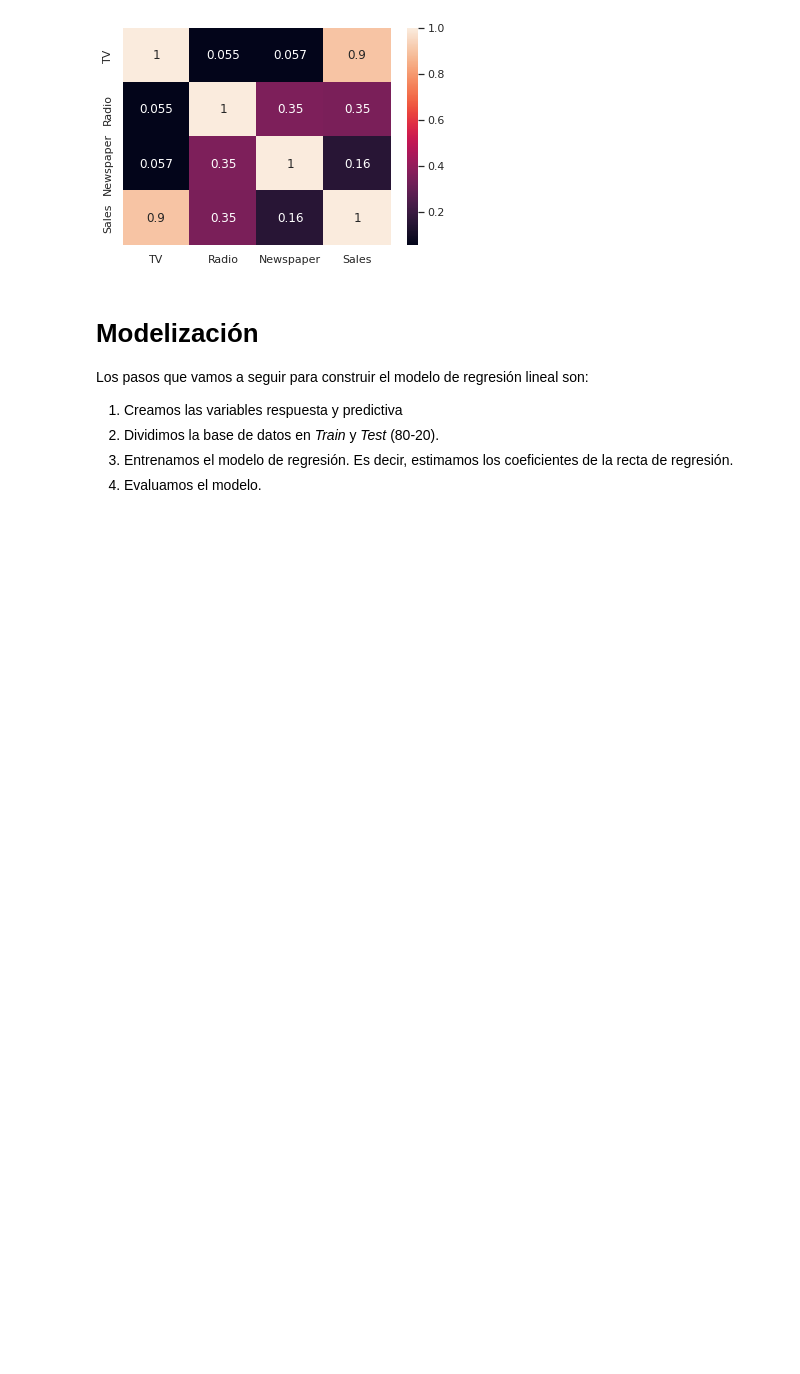
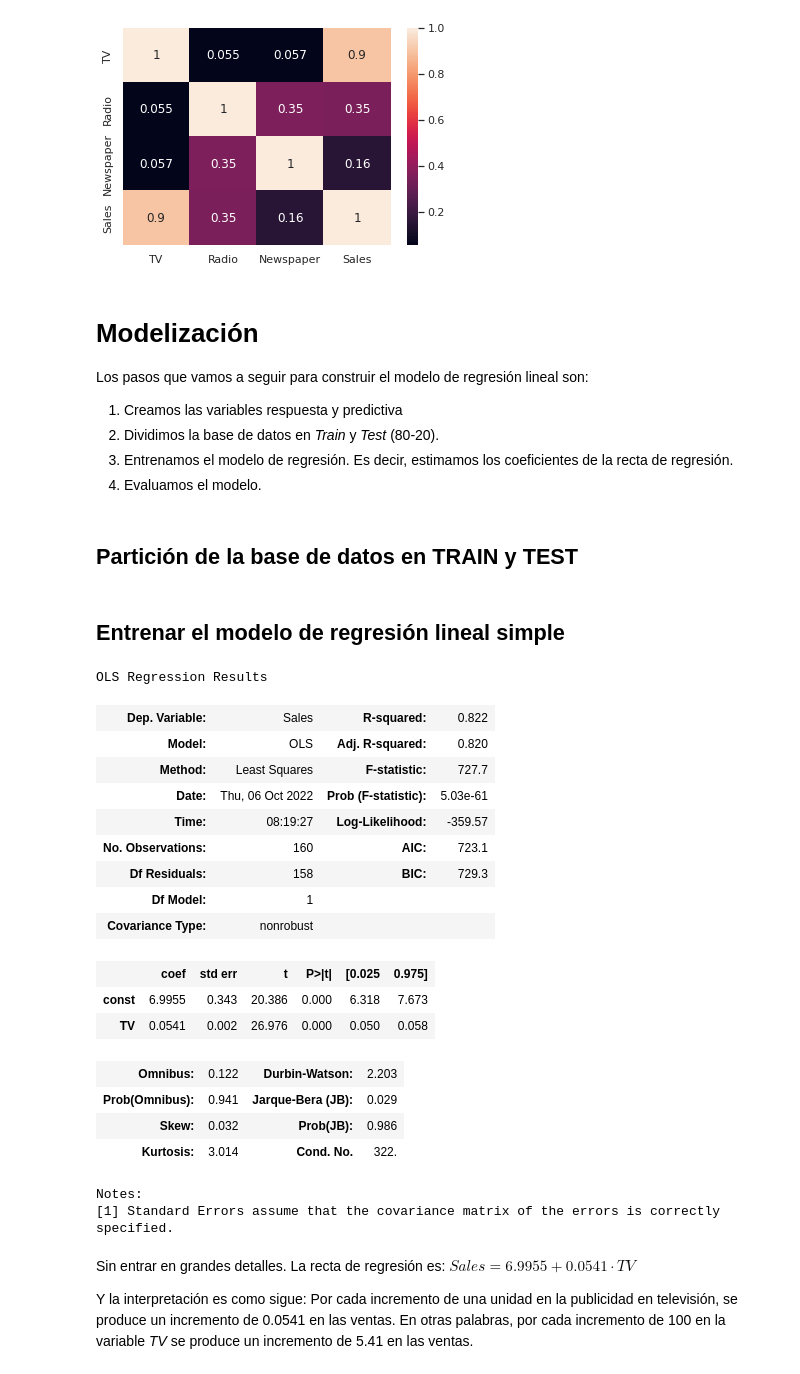
Before and after one commit to IsaacMartindeDiego/IA, a Jupyter notebook: Regresión.ipynb, the cells around one changed output. Cells and saved outputs as stored; diff of their text form; code cells hidden in the pictures; blank space fills up the shorter version.

```diff
--- a/Regresión.ipynb
+++ b/Regresión.ipynb
@@ -127,3 +127,40 @@ Los pasos que vamos a seguir para construir el modelo de regresión lineal son:
 # Creamos las variables para el modelo
 X= df['TV']
 y=df['Sales']
+# %% [markdown]
+## Partición de la base de datos en TRAIN y TEST
+# %%
+X_train, X_test, y_train, y_test= train_test_split(X,y, train_size=0.80, random_state=100)
+# %% [markdown]
+## Entrenar el modelo de regresión lineal simple
+# %%
+X_train_sm=sm.add_constant(X_train)
+#fitting the model
+lr=sm.OLS(y_train, X_train_sm)
+lr_model=lr.fit()
+lr_model.summary()
+# %% [output]
+OLS Regression Results
+| Dep. Variable: | Sales | R-squared: | 0.822 |
+| Model: | OLS | Adj. R-squared: | 0.820 |
+| Method: | Least Squares | F-statistic: | 727.7 |
+| Date: | Thu, 06 Oct 2022 | Prob (F-statistic): | 5.03e-61 |
+| Time: | 08:19:27 | Log-Likelihood: | -359.57 |
+| No. Observations: | 160 | AIC: | 723.1 |
+| Df Residuals: | 158 | BIC: | 729.3 |
+| Df Model: | 1 |  |  |
+| Covariance Type: | nonrobust |  |  |
+|  | coef | std err | t | P>|t| | [0.025 | 0.975] |
+| const | 6.9955 | 0.343 | 20.386 | 0.000 | 6.318 | 7.673 |
+| TV | 0.0541 | 0.002 | 26.976 | 0.000 | 0.050 | 0.058 |
+| Omnibus: | 0.122 | Durbin-Watson: | 2.203 |
+| Prob(Omnibus): | 0.941 | Jarque-Bera (JB): | 0.029 |
+| Skew: | 0.032 | Prob(JB): | 0.986 |
+| Kurtosis: | 3.014 | Cond. No. | 322. |
+Notes:
+[1] Standard Errors assume that the covariance matrix of the errors is correctly specified.
+# %% [markdown]
+Sin entrar en grandes detalles. La recta de regresión es:
+$Sales= 6.9955 + 0.0541 \cdot TV$
+
+Y la interpretación es como sigue: Por cada incremento de una unidad en la publicidad en televisión, se produce un incremento de 0.0541 en las ventas. En otras palabras, por cada incremento de 100 en la variable *TV* se produce un incremento de 5.41 en las ventas.
```
